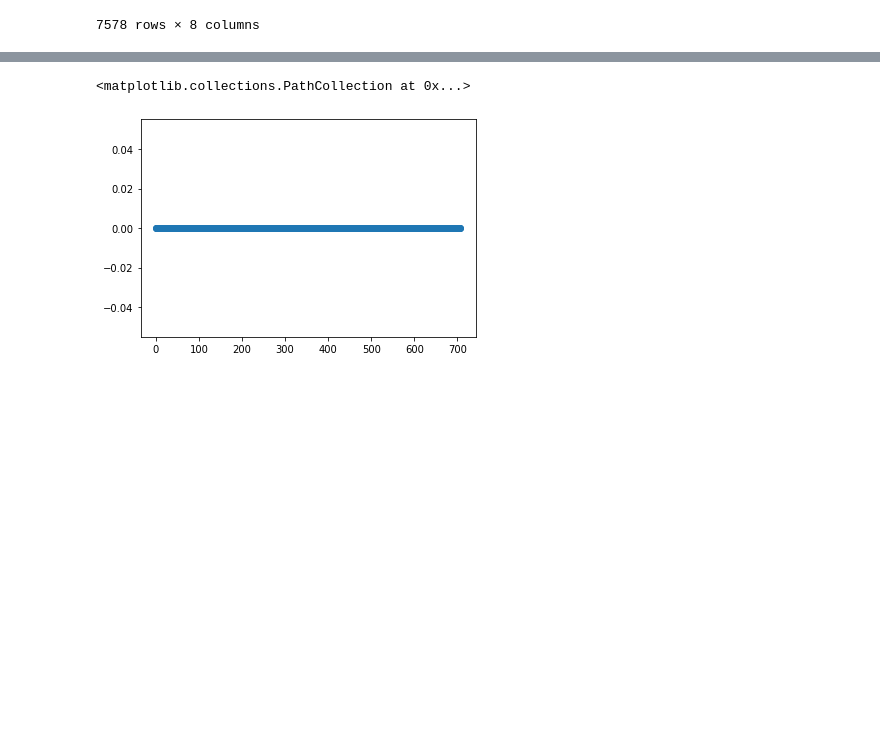
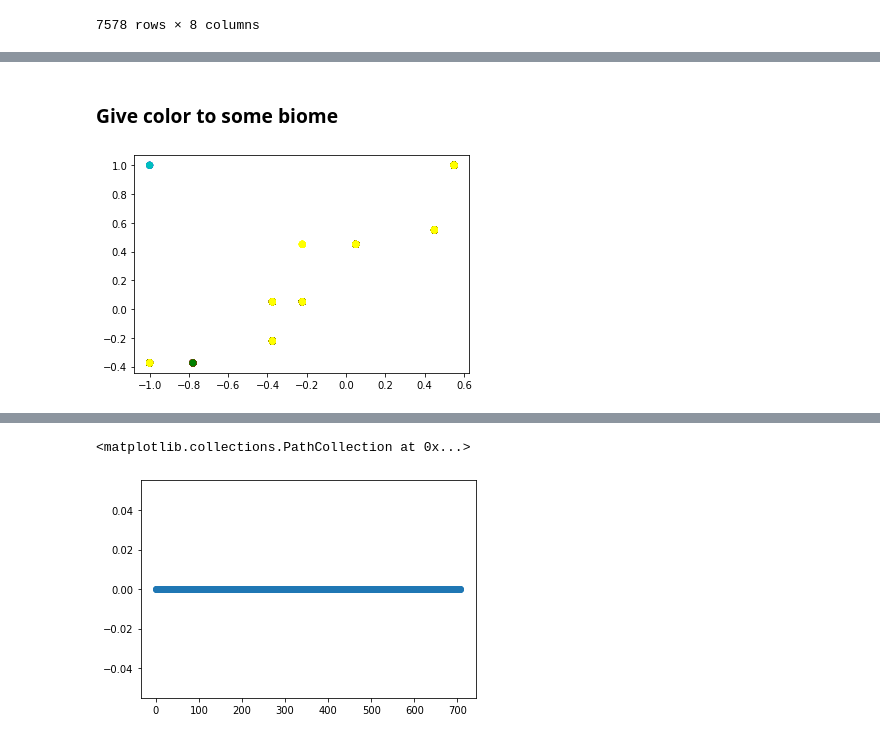
Before and after one commit to charles66820/mcDatapack, a Jupyter notebook: mc.ipynb, the cells around one changed output, grey strips where cells are left out. Saved outputs shown, nothing was run; the diff lists cells and outputs as text; code cells hidden in the pictures; blank space fills up the shorter version.

```diff
--- a/mc.ipynb
+++ b/mc.ipynb
@@ -30,0 +62,22 @@ dataset
+# %% [markdown]
+### Give color to some biome
+# %%
+bName = np.array(["minecraft:savanna", "minecraft:plains", "minecraft:ocean", "minecraft:warm_ocean", "minecraft:mushroom_fields", "minecraft:desert"])
+def getBiomeColor(name):
+  colors = ['r','g','b','c','m','yellow']
+  i = np.where(bName == name)[0]
+
+  if i >= len(colors) or len(i) == 0:
+    return "purple"
+  return colors[int(i)]
+# %%
+def showVec(ds, vecName):
+  X = [t[0] for t in ds[vecName]]
+  Y = [t[1] for t in ds[vecName]]
+  colors = [getBiomeColor(b) for b in ds["biomes"]]
+  plt.scatter(X, Y, c=colors)
+# %%
+bNameSelect = [any(b == bn for bn in bName) for b in dataset["biomes"]]
+showVec(dataset[bNameSelect], "erosion")
+# %% [output]
+[figure, added]
```
Also changed, not shown: parts of 12 cells of this notebook.
